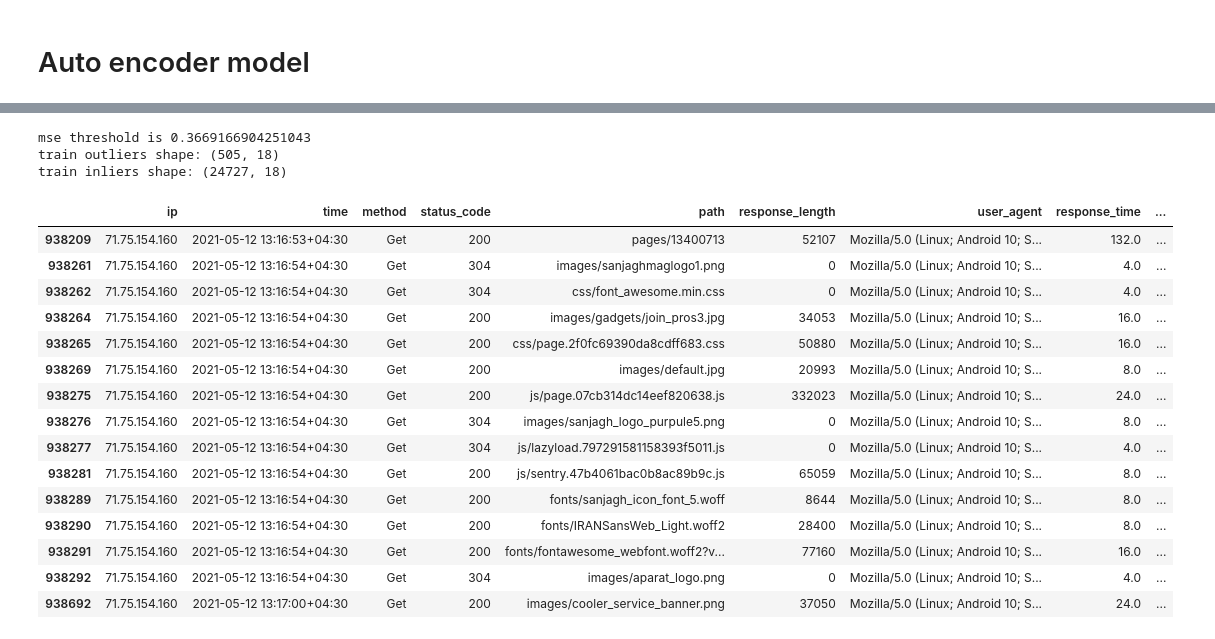
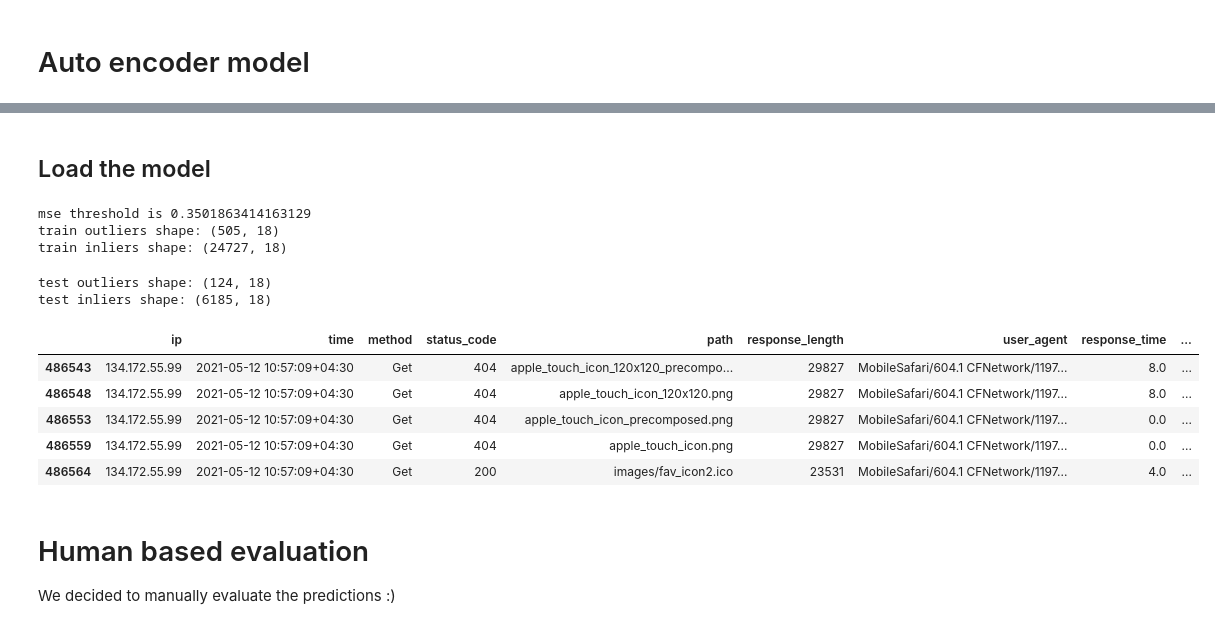
Before and after one commit to mohammadhashemii/Web-Crawler-Detection, a Jupyter notebook: 03_autoEncoder.ipynb, the cells around one changed output, grey strips where cells are left out. Drawn from its saved outputs; the diff is of its cells as text; code cells hidden in the pictures.

Commit message:
feat: human based evaluation added

```diff
--- a/03_autoEncoder.ipynb
+++ b/03_autoEncoder.ipynb
@@ -149,3 +137,5 @@ plt.show()
+# %% [markdown]
+## Load the model
 # %%
 # load the best weights
 autoencoder.load_weights(checkpoint_filepath)
@@ -159,7 +152,4 @@ mse_test = np.mean(np.power(X_test.to_numpy() - test_preds, 2), axis=1)
 # %%
-X_train['mse'] = mse_train
-X_test['mse'] = mse_test
-
 mse_threshold = np.quantile(X_train['mse'], 0.98)
 print('mse threshold is {}'.format(mse_threshold))
 
@@ -169,28 +159,34 @@ train_inliers = session_df.loc[X_train[X_train['mse'] < mse_threshold].sort_valu
 print('train outliers shape: {}'.format(train_outliers.shape))
 print('train inliers shape: {}'.format(train_inliers.shape))
 # %% [output]
-mse threshold is 0.3669166904251043
+mse threshold is 0.3501863414163129
 train outliers shape: (505, 18)
 train inliers shape: (24727, 18)
-# %%
-ip = train_inliers.iloc[50].ip
-ua = train_inliers.iloc[50].user_agent
-
-requests_df[(requests_df['ip'] == ip) & (requests_df['user_agent'] == ua)].sort_values('time_stamp', ascending=True).head(20)
-# %% [output]
-|  | ip | time | method | status_code | path | response_length | user_agent | response_time | ... |
-| 938209 | 71.75.154.160 | 2021-05-12 13:16:53+04:30 | Get | 200 | pages/13400713 | 52107 | Mozilla/5.0 (Linux; Android 10; S... | 132.0 | ... |
-| 938261 | 71.75.154.160 | 2021-05-12 13:16:54+04:30 | Get | 304 | images/sanjaghmaglogo1.png | 0 | Mozilla/5.0 (Linux; Android 10; S... | 4.0 | ... |
-| 938262 | 71.75.154.160 | 2021-05-12 13:16:54+04:30 | Get | 304 | css/font_awesome.min.css | 0 | Mozilla/5.0 (Linux; Android 10; S... | 4.0 | ... |
-| 938264 | 71.75.154.160 | 2021-05-12 13:16:54+04:30 | Get | 200 | images/gadgets/join_pros3.jpg | 34053 | Mozilla/5.0 (Linux; Android 10; S... | 16.0 | ... |
-| 938265 | 71.75.154.160 | 2021-05-12 13:16:54+04:30 | Get | 200 | css/page.2f0fc69390da8cdff683.css | 50880 | Mozilla/5.0 (Linux; Android 10; S... | 16.0 | ... |
-| 938269 | 71.75.154.160 | 2021-05-12 13:16:54+04:30 | Get | 200 | images/default.jpg | 20993 | Mozilla/5.0 (Linux; Android 10; S... | 8.0 | ... |
-| 938275 | 71.75.154.160 | 2021-05-12 13:16:54+04:30 | Get | 200 | js/page.07cb314dc14eef820638.js | 332023 | Mozilla/5.0 (Linux; Android 10; S... | 24.0 | ... |
-| 938276 | 71.75.154.160 | 2021-05-12 13:16:54+04:30 | Get | 304 | images/sanjagh_logo_purpule5.png | 0 | Mozilla/5.0 (Linux; Android 10; S... | 8.0 | ... |
-| 938277 | 71.75.154.160 | 2021-05-12 13:16:54+04:30 | Get | 304 | js/lazyload.797291581158393f5011.js | 0 | Mozilla/5.0 (Linux; Android 10; S... | 4.0 | ... |
-| 938281 | 71.75.154.160 | 2021-05-12 13:16:54+04:30 | Get | 200 | js/sentry.47b4061bac0b8ac89b9c.js | 65059 | Mozilla/5.0 (Linux; Android 10; S... | 8.0 | ... |
-| 938289 | 71.75.154.160 | 2021-05-12 13:16:54+04:30 | Get | 200 | fonts/sanjagh_icon_font_5.woff | 8644 | Mozilla/5.0 (Linux; Android 10; S... | 8.0 | ... |
-| 938290 | 71.75.154.160 | 2021-05-12 13:16:54+04:30 | Get | 200 | fonts/IRANSansWeb_Light.woff2 | 28400 | Mozilla/5.0 (Linux; Android 10; S... | 8.0 | ... |
-| 938291 | 71.75.154.160 | 2021-05-12 13:16:54+04:30 | Get | 200 | fonts/fontawesome_webfont.woff2?v... | 77160 | Mozilla/5.0 (Linux; Android 10; S... | 16.0 | ... |
-| 938292 | 71.75.154.160 | 2021-05-12 13:16:54+04:30 | Get | 304 | images/aparat_logo.png | 0 | Mozilla/5.0 (Linux; Android 10; S... | 4.0 | ... |
-| 938692 | 71.75.154.160 | 2021-05-12 13:17:00+04:30 | Get | 200 | images/cooler_service_banner.png | 37050 | Mozilla/5.0 (Linux; Android 10; S... | 24.0 | ... |
+# %%
+test_outliers = session_df.loc[X_test[X_test['mse'] > mse_threshold].sort_values(['mse'], ascending=False).index]
+test_inliers = session_df.loc[X_test[X_test['mse'] < mse_threshold].sort_values(['mse'], ascending=True).index]
+
+print('test outliers shape: {}'.format(test_outliers.shape))
+print('test inliers shape: {}'.format(test_inliers.shape))
+# %% [output]
+test outliers shape: (124, 18)
+test inliers shape: (6185, 18)
+# %%
+#ip = train_outliers.iloc[-21].ip
+#ua = train_outliers.iloc[-21].user_agent
+
+ip = '134.172.55.99'
+ua = 'MobileSafari/604.1 CFNetwork/1197 Darwin/20.0.0'
+
+requests_df[(requests_df['ip'] == ip) & (requests_df['user_agent'] == ua)].sort_values('time_stamp', ascending=True).head(20)
+# %% [output]
+|  | ip | time | method | status_code | path | response_length | user_agent | response_time | ... |
+| 486543 | 134.172.55.99 | 2021-05-12 10:57:09+04:30 | Get | 404 | apple_touch_icon_120x120_precompo... | 29827 | MobileSafari/604.1 CFNetwork/1197... | 8.0 | ... |
+| 486548 | 134.172.55.99 | 2021-05-12 10:57:09+04:30 | Get | 404 | apple_touch_icon_120x120.png | 29827 | MobileSafari/604.1 CFNetwork/1197... | 8.0 | ... |
+| 486553 | 134.172.55.99 | 2021-05-12 10:57:09+04:30 | Get | 404 | apple_touch_icon_precomposed.png | 29827 | MobileSafari/604.1 CFNetwork/1197... | 0.0 | ... |
+| 486559 | 134.172.55.99 | 2021-05-12 10:57:09+04:30 | Get | 404 | apple_touch_icon.png | 29827 | MobileSafari/604.1 CFNetwork/1197... | 0.0 | ... |
+| 486564 | 134.172.55.99 | 2021-05-12 10:57:09+04:30 | Get | 200 | images/fav_icon2.ico | 23531 | MobileSafari/604.1 CFNetwork/1197... | 4.0 | ... |
+# %% [markdown]
+# Human based evaluation
+
+We decided to manually evaluate the predictions :)
```
Also changed, not shown: parts of 8 cells of this notebook.
